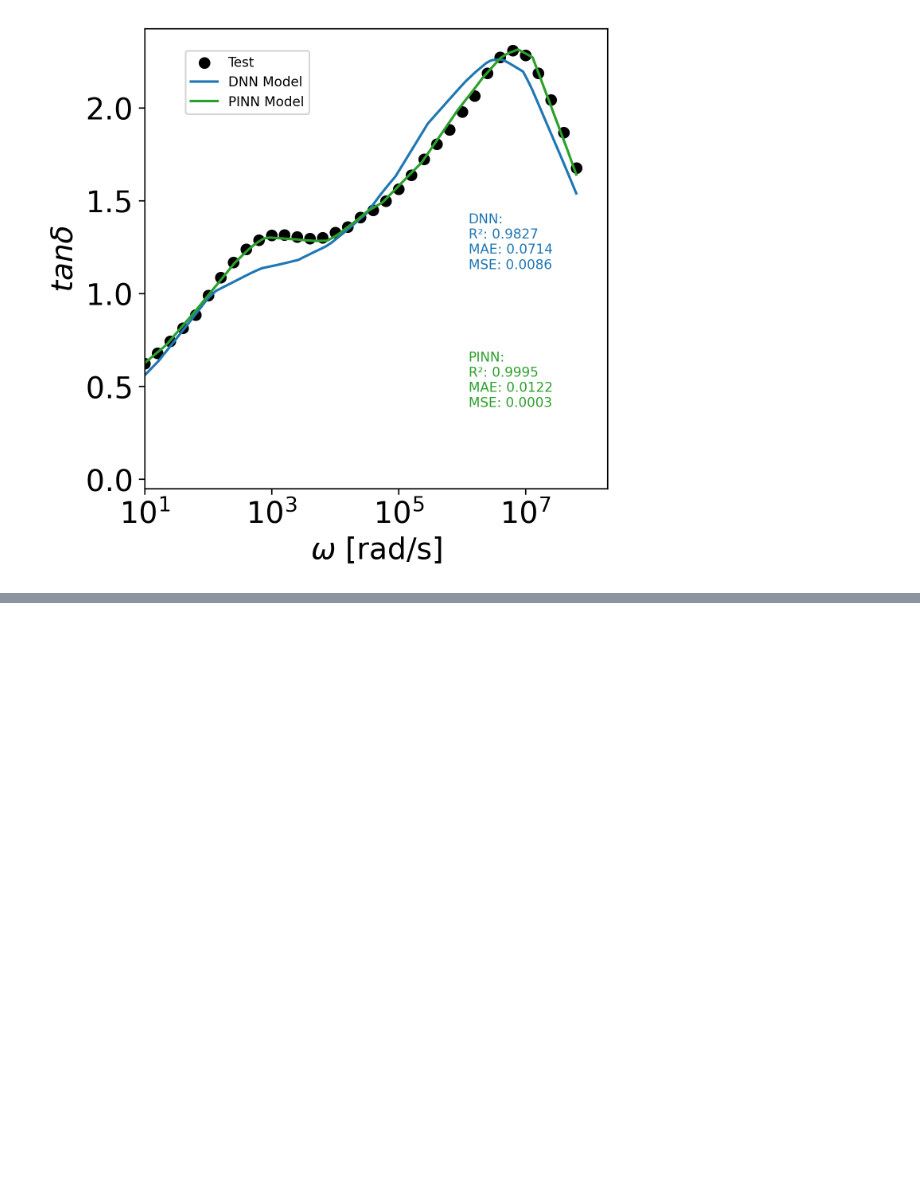
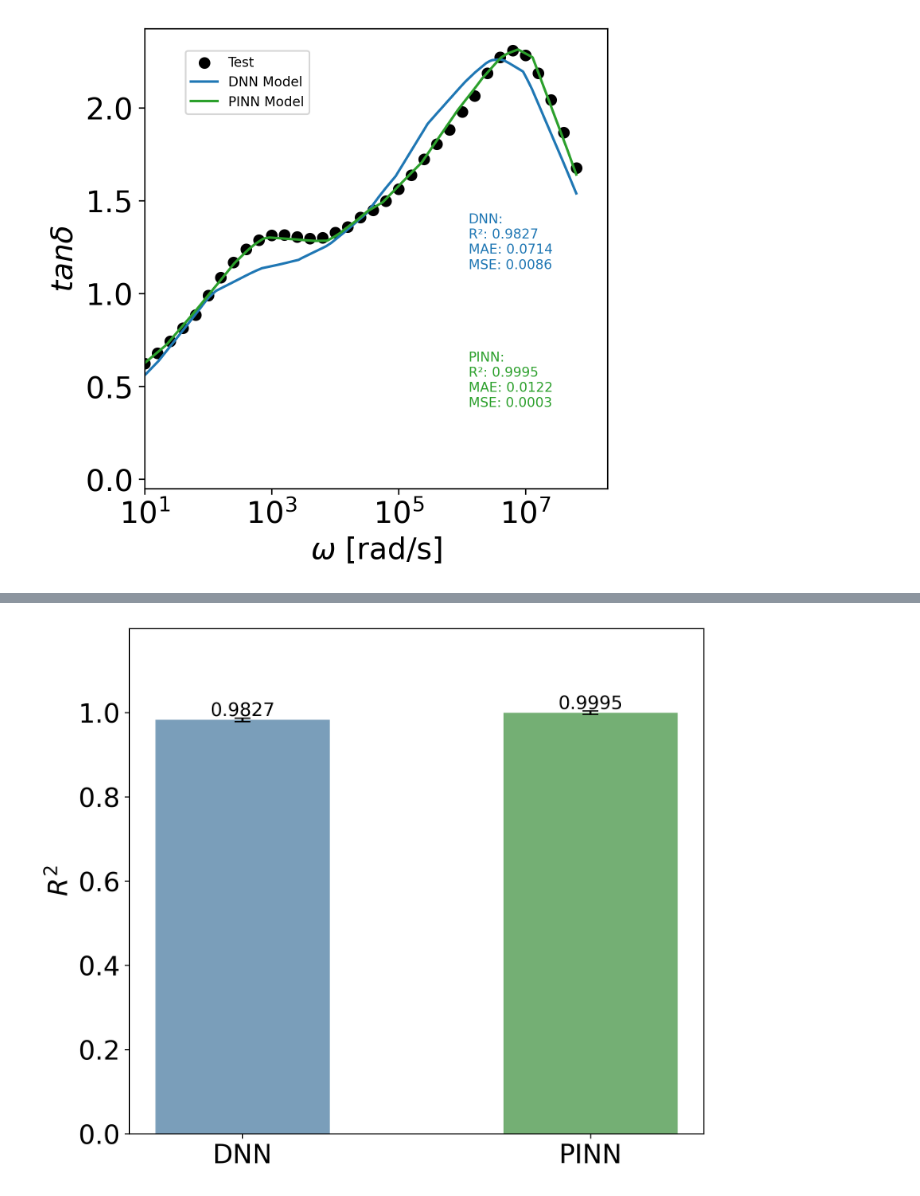
Before and after one commit to xiaolihuamao/Constitutive_Equation, a Jupyter notebook: MFNN/singlefluid/article_plot.ipynb, the cells around one changed output, grey strips where cells are left out. Saved outputs shown, nothing was run; the diff lists cells and outputs as text; code cells hidden in the pictures; blank space fills up the shorter version.

Commit message:
add MFNN metric

```diff
--- a/MFNN/singlefluid/article_plot.ipynb
+++ b/MFNN/singlefluid/article_plot.ipynb
@@ -639,0 +758,82 @@ plt.show()
+# %%
+import matplotlib.pyplot as plt
+import numpy as np
+from matplotlib.colors import LinearSegmentedColormap
+
+# 示例数据（请根据实际情况替换）
+metrics = [f'$R^{2}$', 'MAE', 'MAPE', 'Training Time']
+dnn_values_lossf = [0.9827, 0.0714, 0.0859, 57]  # 示例DNN值，lossf
+pinn_values_lossf = [0.9995, 0.0122, 0.0003, 279]  # 示例pinn值，lossf
+
+# 误差棒（请根据实际情况替换）
+dnn_errors_lossf = [0.0041, 0.0002, 0.0003, 1]  # DNN的误差，lossf
+pinn_errors_lossf = [0.0041, 0.0002, 0.0006, 2]  # pinn的误差，lossf
+
+# 自定义渐变颜色
+def create_gradient_cmap(color1, color2, gamma=2.0, N=512):
+    """
+    创建渐变颜色映射
+    :param color1: 渐变的起点颜色
+    :param color2: 渐变的终点颜色
+    :param gamma: 控制渐变的平滑度
+    :param N: 渐变的分辨率
+    :return: 渐变颜色映射
+    """
+    cmap = LinearSegmentedColormap.from_list('custom_cmap', [color1, color2], N=N)
+    cmap._init()
+    cmap._lut[:, -1] = np.linspace(0, 1, cmap.N + 3) ** gamma  # 调整透明度
+    return cmap
+
+# 柱状图宽度
+bar_width = 0.1
+
+# 横坐标位置
+x = [1, 1.2]  # 2 个模型：DNN 和 PINN
+
+# 颜色映射
+g1_color = '#377eb8'   # 蓝色，用于 g1
+g2_color = 'tab:green'  # 绿色，用于 g2
+lossf_color = '#ff7f00'  # 橙色，用于 lossf
+
+# 绘图
+for i, metric in enumerate(metrics):
+    fig, ax = plt.subplots(figsize=(7, 6), dpi=300)
+    x_dnn_lossf = x[0]   # DNN, lossf
+    x_pinn_lossf = x[1]   # PINN, lossf
+    dnn_cmap_lossf = create_gradient_cmap('none', g1_color)
+    pinn_cmap_lossf = create_gradient_cmap('none', g2_color)
+    dnn_bar_lossf = ax.bar(x_dnn_lossf, dnn_values_lossf[i], width=bar_width, color=dnn_cmap_lossf(0.8), yerr=dnn_errors_lossf[i], capsize=6, label='$tan\delta$')
+
+    # 绘制PINN柱状图
+    pinn_bar_lossf = ax.bar(x_pinn_lossf, pinn_values_lossf[i], width=bar_width, color=pinn_cmap_lossf(0.8), yerr=pinn_errors_lossf[i], capsize=6)
+
+    # 显示柱状图数字
+    for bar in [dnn_bar_lossf, pinn_bar_lossf]:
+        for rect in bar:
+            height = rect.get_height()
+            if i != 3:
+                ax.text(rect.get_x() + rect.get_width() / 2.0, height, f'{height:.4f}', ha='center', va='bottom', fontsize=14)
+            else:
+                ax.text(rect.get_x() + rect.get_width() / 2.0, height, f'{height:.0f}', ha='center', va='bottom', fontsize=14)
+
+    # 设置y轴标签
+    if i != 3:
+        ax.set_ylabel(metric, fontsize=20)
+    else:
+        ax.set_ylabel(metric + ' [s]', fontsize=20)
+
+    # 设置x轴标签
+    ax.set_xticks(x)
+    ax.set_xticklabels(['DNN', 'PINN'], fontsize=20)  # x轴显示DNN和PINN
+
+    # 调整y轴范围，留出更多空白
+    max_value = max(dnn_values_lossf[i], pinn_values_lossf[i])  # 获取当前指标的最大值
+    ax.set_ylim(0, max_value*1.2)  # 设置y轴上限为最大值的1.4倍
+
+    # 调整布局
+    plt.tight_layout()
+    ax.tick_params(axis='y', labelsize=20)  # 调整y轴刻度字体大小
+    # 显示图形
+    plt.show()
+# %% [output]
+[figure, added]
```
Also changed, not shown: parts of 4 cells of this notebook, 5 other files.
